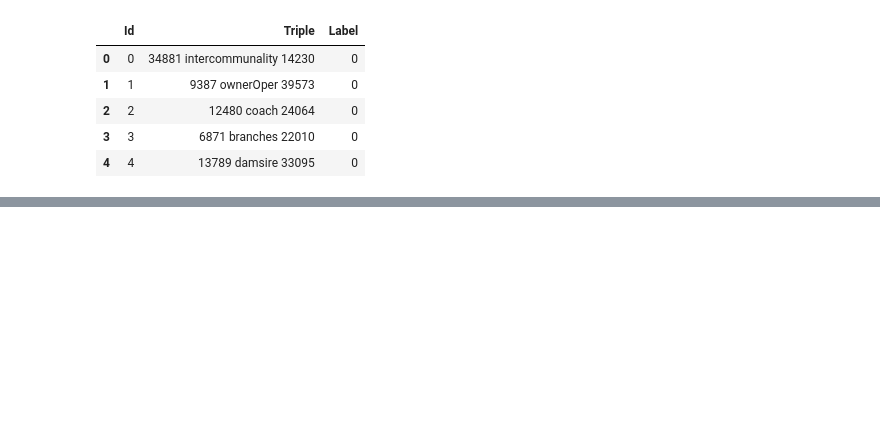
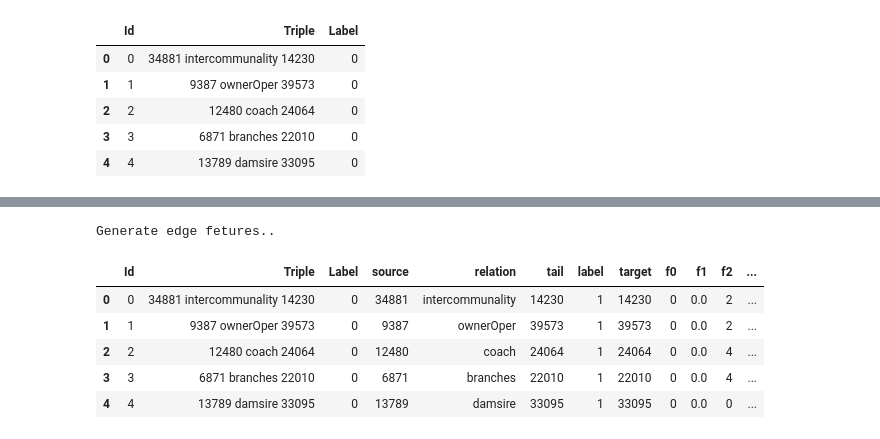
Before and after one commit to JuanMataNaranjo/UniCredit_TrainingCamp, a Jupyter notebook: code/unicredit_notebook.ipynb, the cells around one changed output, grey strips where cells are left out. Cells and saved outputs as stored; diff of their text form; code cells hidden in the pictures; blank space fills up the shorter version.

```diff
--- a/code/unicredit_notebook.ipynb
+++ b/code/unicredit_notebook.ipynb
@@ -54,0 +195,3 @@ test_set.head()
+# %%
+# generate graph from list of edges
+Gtrain=nx.from_pandas_edgelist(train_set, source='head', target='tail', edge_attr='relation', create_using=nx.MultiDiGraph)
@@ -54,0 +221,14 @@ test_set.head()
+# %%
+print("Generate edge fetures..")
+df_train = generate_df_features(Gtrain,rel_train)
+# Retrieve the Id and Label from the initial data
+df_train = pd.merge(train_set,df_train,how='inner',left_on=['source','relation','tail'],right_on=['source','relation','target']).drop_duplicates()
+df_train.head(5)
+# %% [output]
+Generate edge fetures..
+|  | Id | Triple | Label | source | relation | tail | label | target | f0 | f1 | f2 | ... |
+| 0 | 0 | 34881 intercommunality 14230 | 0 | 34881 | intercommunality | 14230 | 1 | 14230 | 0 | 0.0 | 2 | ... |
+| 1 | 1 | 9387 ownerOper 39573 | 0 | 9387 | ownerOper | 39573 | 1 | 39573 | 0 | 0.0 | 2 | ... |
+| 2 | 2 | 12480 coach 24064 | 0 | 12480 | coach | 24064 | 1 | 24064 | 0 | 0.0 | 4 | ... |
+| 3 | 3 | 6871 branches 22010 | 0 | 6871 | branches | 22010 | 1 | 22010 | 0 | 0.0 | 4 | ... |
+| 4 | 4 | 13789 damsire 33095 | 0 | 13789 | damsire | 33095 | 1 | 33095 | 0 | 0.0 | 0 | ... |
```
Also changed, not shown: parts of 30 cells of this notebook.
